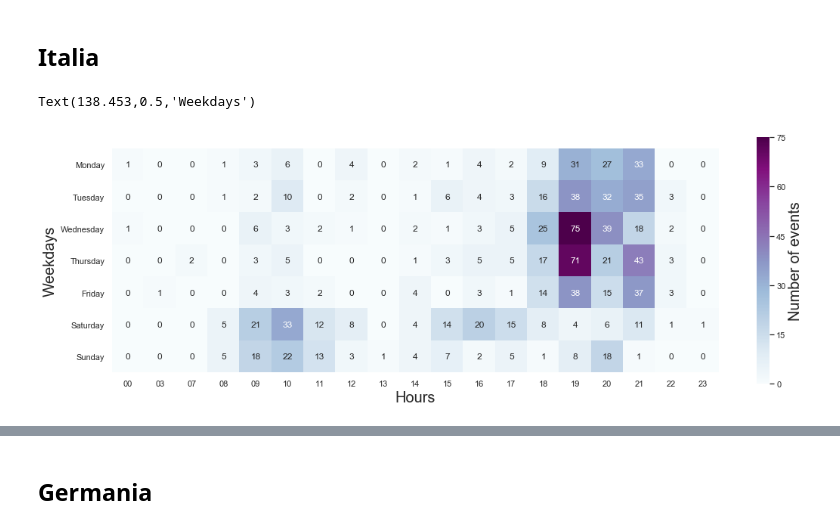
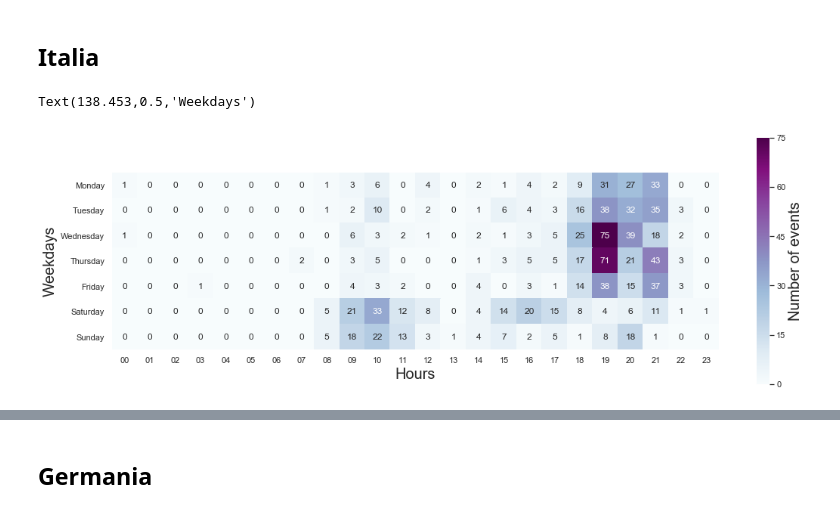
Before and after one commit to maxi93/NeoMeetup, a Jupyter notebook: Visualizations/Heatmap_event_weekdays.ipynb, the cells around one changed output, grey strips where cells are left out. Drawn from its saved outputs; the diff is of its cells as text; code cells hidden in the pictures.

Commit message:
fixed heatmap

```diff
--- a/Visualizations/Heatmap_event_weekdays.ipynb
+++ b/Visualizations/Heatmap_event_weekdays.ipynb
@@ -152,21 +158,24 @@ df_se = df[df.country == "se"]
 # %%
 df_ita_date = df_ita[['day','dtime']] #define new dataframe for explore with viz
 df_ita_date.head() #check
 df_ita_date['day'] = pd.Categorical(df_ita_date['day'], ["Monday", "Tuesday", "Wednesday", "Thursday", "Friday", "Saturday", "Sunday"])
 #sorting the days of the week
 df_ita_date['values'] = 1 #create a column that represent the single instance
 pivot_table = df_ita_date.pivot_table(values = 'values', index = 'day', columns = 'dtime', aggfunc = np.sum)
 #using the representation of the value we can use np.sum to calculate the number event is organized in a certain
 #week's day, in a certain hour
 pivot_table
+columnsTitles = ['00','01','02','03','04','05','06','07','08','09','10',
+                 '11','12','13','14','15','16','17','18','19','20','21','22','23']
+pivot_table = pivot_table.reindex(columns=columnsTitles)
 pivot_table = pivot_table.fillna(0)
 pivot_table = pivot_table.astype(int)
 rcParams['figure.figsize'] = 18,12 #define a parameter to change the figure size
-figure = sns.heatmap(pivot_table,cmap='BuPu', square = True, cbar_kws={"shrink": 0.5, 'label': 'Number of events'},
+heat_ita = sns.heatmap(pivot_table,cmap='BuPu', square = True, cbar_kws={"shrink": 0.5, 'label': 'Number of events'},
                     annot=True, fmt='d') #define an heatmap to plot our pivot_table
-figure.figure.axes[-1].yaxis.label.set_size(20)
-figure.set_xlabel("Hours", fontsize=20)
-figure.set_ylabel("Weekdays", fontsize=20)
+heat_ita.figure.axes[-1].yaxis.label.set_size(20)
+heat_ita.set_xlabel("Hours", fontsize=20)
+heat_ita.set_ylabel("Weekdays", fontsize=20)
 # %% [output]
 Text(138.453,0.5,'Weekdays')
-[figure, old version]
+[figure, new version]
```
Also changed, not shown: parts of 13 cells of this notebook.
